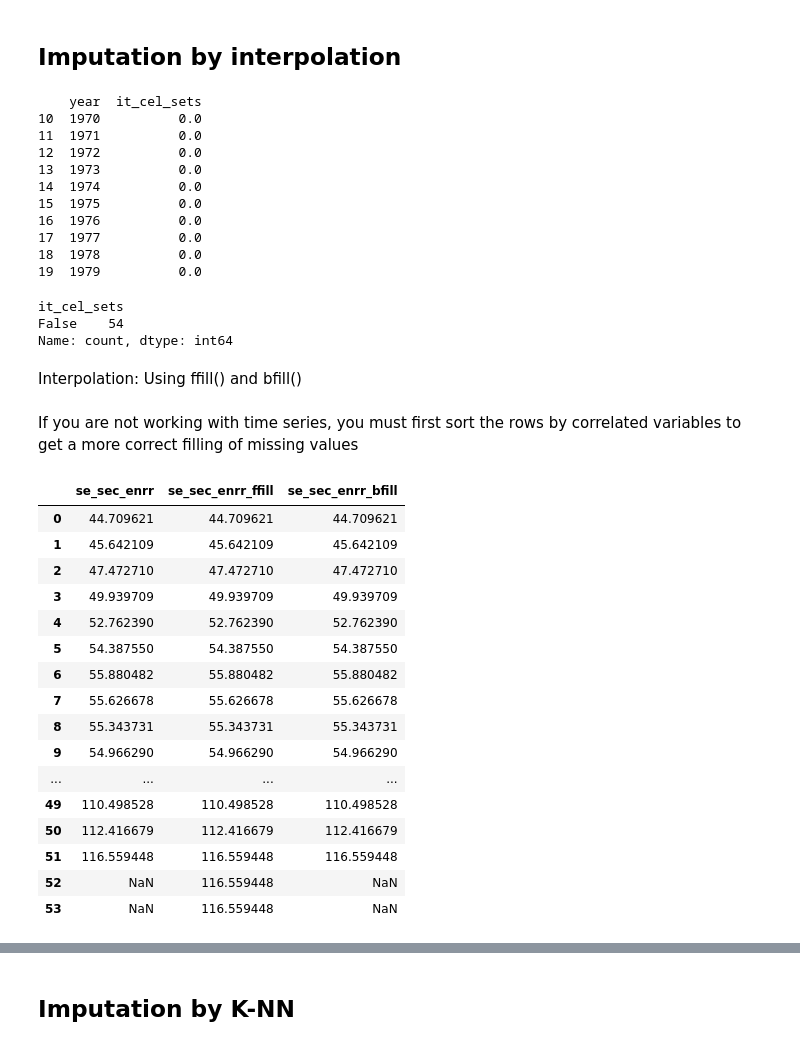
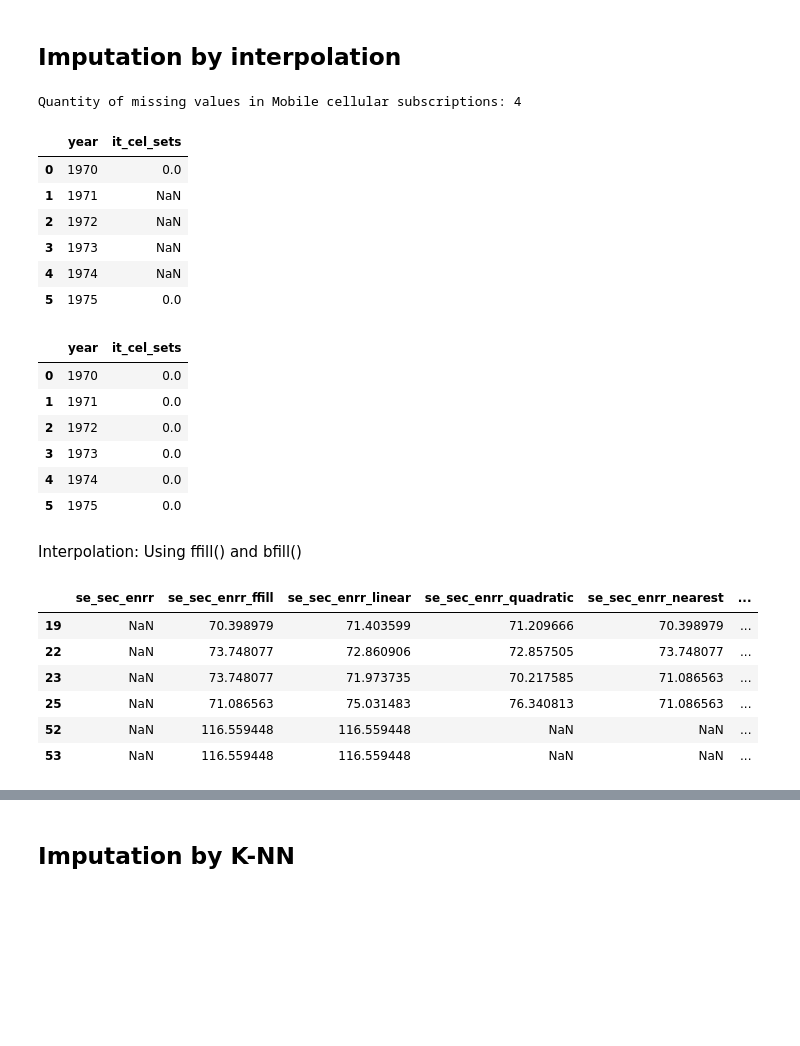
Before and after one commit to alejo-cuello/research-on-argentina, a Jupyter notebook: notebooks/0.2-alejo-impute_data.ipynb, the cells around one changed output, grey strips where cells are left out. Drawn from its saved outputs; the diff is of its cells as text; code cells hidden in the pictures; blank space fills up the shorter version.

```diff
--- a/notebooks/0.2-alejo-impute_data.ipynb
+++ b/notebooks/0.2-alejo-impute_data.ipynb
@@ -127,7 +124,2 @@ plot_imputation_by_statistic(shadow_matrix, columns_with_missing_values[0], "mod
 # %% [markdown]
 ## Imputation by mean, median and mode
-# %%
-arg_di_df_single_imputation = arg_di_df.copy()
-arg_di_df_single_imputation[columns_with_missing_values[0] + "_mean"] = arg_di_df_single_imputation[columns_with_missing_values[0]].fillna(arg_di_df_single_imputation[columns_with_missing_values[0]].mean())
-arg_di_df_single_imputation[columns_with_missing_values[0] + "_mode"] = arg_di_df_single_imputation[columns_with_missing_values[0]].fillna(arg_di_df_single_imputation[columns_with_missing_values[0]].mode().iloc[0]) #Arbitrary choice of taking the first mode
-arg_di_df_single_imputation[columns_with_missing_values[0] + "_median"] = arg_di_df_single_imputation[columns_with_missing_values[0]].fillna(arg_di_df_single_imputation[columns_with_missing_values[0]].median())
@@ -195,47 +131,50 @@ arg_di_df_shadow_matrix.missing.scatter_imputation_plot(x=columns_with_missing_v
 # %% [markdown]
 ## Imputation by interpolation
+# %%
+print(f"Quantity of missing values in {get_indicator_name('it_cel_sets',True)}: {arg_di_df['it_cel_sets'].isna().sum()}")
+# %% [output]
+Quantity of missing values in Mobile cellular subscriptions: 4
+# %%
+arg_di_df[['year','it_cel_sets']].head(6)
+# %% [output]
+|  | year | it_cel_sets |
+| 0 | 1970 | 0.0 |
+| 1 | 1971 | NaN |
+| 2 | 1972 | NaN |
+| 3 | 1973 | NaN |
+| 4 | 1974 | NaN |
+| 5 | 1975 | 0.0 |
 # %%
 arg_di_df['it_cel_sets'] = arg_di_df['it_cel_sets'].ffill()
-print(arg_di_df.iloc[0:10][['year','it_cel_sets']])
-arg_di_df['it_cel_sets'].isna().value_counts()
+arg_di_df[['year','it_cel_sets']].head(6)
 # %% [output]
-    year  it_cel_sets
-10  1970          0.0
-11  1971          0.0
-12  1972          0.0
-13  1973          0.0
-14  1974          0.0
-15  1975          0.0
-16  1976          0.0
-17  1977          0.0
-18  1978          0.0
-19  1979          0.0
-it_cel_sets
-False    54
-Name: count, dtype: int64
+|  | year | it_cel_sets |
+| 0 | 1970 | 0.0 |
+| 1 | 1971 | 0.0 |
+| 2 | 1972 | 0.0 |
+| 3 | 1973 | 0.0 |
+| 4 | 1974 | 0.0 |
+| 5 | 1975 | 0.0 |
 # %% [markdown]
 Interpolation: Using ffill() and bfill()
-# %% [markdown]
-If you are not working with time series, you must first sort the rows by correlated variables to get a more correct filling of missing values
 # %%
 arg_di_df_single_imputation[columns_with_missing_values[4] + "_ffill"] = arg_di_df_single_imputation[columns_with_missing_values[4]].ffill()
 arg_di_df_single_imputation[columns_with_missing_values[4] + "_bfill"] = arg_di_df_single_imputation[columns_with_missing_values[4]].bfill()
-arg_di_df_single_imputation[[columns_with_missing_values[4], columns_with_missing_values[4] + "_ffill", columns_with_missing_values[4] + "_bfill"]].head(5)
+arg_di_df_single_imputation[columns_with_missing_values[4] + "_linear"] = arg_di_df_single_imputation[columns_with_missing_values[4]].interpolate(method="linear")
+arg_di_df_single_imputation[columns_with_missing_values[4] + "_quadratic"] = arg_di_df_single_imputation[columns_with_missing_values[4]].interpolate(method="quadratic")
+arg_di_df_single_imputation[columns_with_missing_values[4] + "_nearest"] = arg_di_df_single_imputation[columns_with_missing_values[4]].interpolate(method="nearest")
+
+arg_di_df_single_imputation[arg_di_df_single_imputation[columns_with_missing_values[4]].isna()][[columns_with_missing_values[4],
+                             columns_with_missing_values[4] + "_ffill",
+                             columns_with_missing_values[4] + "_linear",
+                            columns_with_missing_values[4] + "_quadratic",
+                            columns_with_missing_values[4] + "_nearest",
+                             columns_with_missing_values[4] + "_bfill"]]
 # %% [output]
-|  | se_sec_enrr | se_sec_enrr_ffill | se_sec_enrr_bfill |
-| 0 | 44.709621 | 44.709621 | 44.709621 |
-| 1 | 45.642109 | 45.642109 | 45.642109 |
-| 2 | 47.472710 | 47.472710 | 47.472710 |
-| 3 | 49.939709 | 49.939709 | 49.939709 |
-| 4 | 52.762390 | 52.762390 | 52.762390 |
-| 5 | 54.387550 | 54.387550 | 54.387550 |
-| 6 | 55.880482 | 55.880482 | 55.880482 |
-| 7 | 55.626678 | 55.626678 | 55.626678 |
-| 8 | 55.343731 | 55.343731 | 55.343731 |
-| 9 | 54.966290 | 54.966290 | 54.966290 |
-| ... | ... | ... | ... |
-| 49 | 110.498528 | 110.498528 | 110.498528 |
-| 50 | 112.416679 | 112.416679 | 112.416679 |
-| 51 | 116.559448 | 116.559448 | 116.559448 |
-| 52 | NaN | 116.559448 | NaN |
-| 53 | NaN | 116.559448 | NaN |
+|  | se_sec_enrr | se_sec_enrr_ffill | se_sec_enrr_linear | se_sec_enrr_quadratic | se_sec_enrr_nearest | ... |
+| 19 | NaN | 70.398979 | 71.403599 | 71.209666 | 70.398979 | ... |
+| 22 | NaN | 73.748077 | 72.860906 | 72.857505 | 73.748077 | ... |
+| 23 | NaN | 73.748077 | 71.973735 | 70.217585 | 71.086563 | ... |
+| 25 | NaN | 71.086563 | 75.031483 | 76.340813 | 71.086563 | ... |
+| 52 | NaN | 116.559448 | 116.559448 | NaN | NaN | ... |
+| 53 | NaN | 116.559448 | 116.559448 | NaN | NaN | ... |
```
Also changed, not shown: parts of 13 cells of this notebook, 1 other file.
